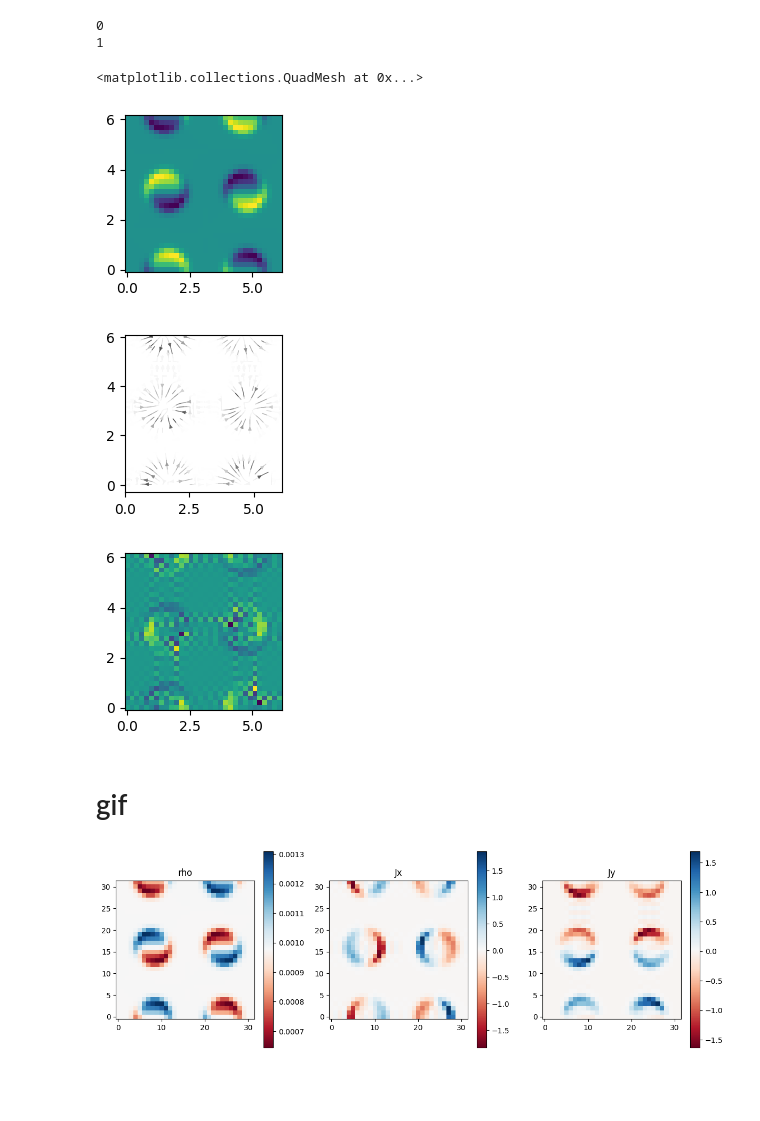
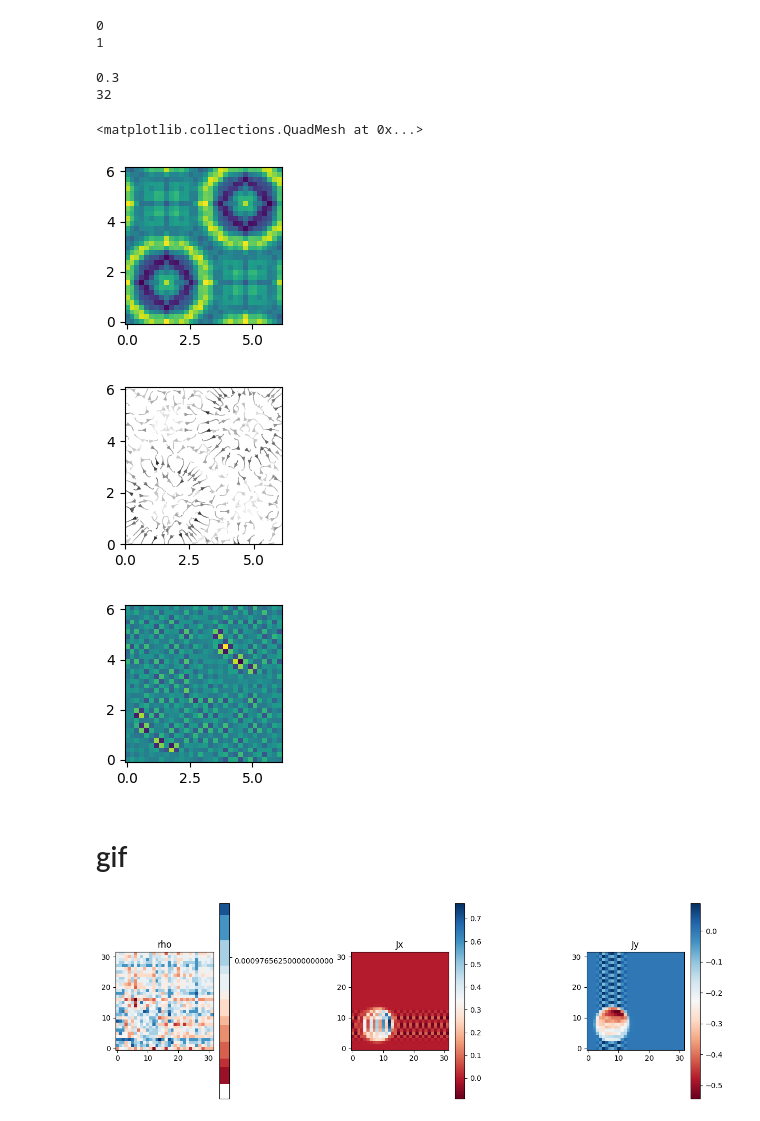
Before and after one commit to zjuadurey/QuantumComputing, a Jupyter notebook: shadow_hamiltonian_simulation/circuit_2D.ipynb, the cells around one changed output. Saved outputs shown, nothing was run; the diff lists cells and outputs as text; code cells hidden in the pictures; blank space fills up the shorter version.

```diff
--- a/shadow_hamiltonian_simulation/circuit_2D.ipynb
+++ b/shadow_hamiltonian_simulation/circuit_2D.ipynb
@@ -133,11 +133,11 @@ for i in range(num_vortices):
     #x0 = 0
     #y0 = 0
     x0 = np.pi * (-0.5 + i)
-    yo = np.pi * (-0.5 + i)
+    y0 = np.pi * (-0.5 + i)
     #x0 = np.random.uniform(-np.pi, np.pi)
     #y0 = np.random.uniform(-np.pi, np.pi)
     #sigma = np.random.uniform(0.5, 1)
-    sigma = 1
+    sigma = 0.5
     u_i, v_i = generate_single_vortex(X, Y, x0, y0, sigma)
     #添加相位结构（关键处）
     # phase = np.exp(1j * np.random.uniform(0, 2*np.pi))
@@ -161,8 +161,8 @@ initial_state = initial_state/magnitude
 import math
 nx = int(math.log2(N))
 ny = int(math.log2(N))
-dt = math.pi / 1 # time step
-#dt = 2
+#dt = math.pi / 1 # time step
+dt = 0.3
 #dt = 2
 tmp = evolve(nx, ny, dt, initial_state)
 
@@ -185,37 +185,41 @@ ax_width = 4/2.54 / fig_width
 ax_height = 4/2.54 / fig_height
 ax = fig.add_axes([0, 0, ax_width, ax_height])
 # conda qiskit
 ax.set_box_aspect(1/1)
 
 ax.pcolormesh(X, Y, rho, cmap='viridis', shading='auto')
+print(dt)
+print(N)
 
 fig2 = plt.figure(figsize=(fig_width, fig_height))
 ax2 = fig2.add_axes([0, 0, ax_width, ax_height])
 ax2.set_box_aspect(1/1)
 
 # 绘制动量方向图（矢量场）
 speed = np.sqrt(ux**2 + uy**2)
 streamplot_norm = mpl.colors.Normalize(vmin=0, vmax=speed.max())
 streamplot_cmap = "binary"
 
 strm = ax2.streamplot(X, Y, ux, uy,
                       density=1,
                       arrowsize=0.5,
                       color=speed,
                       norm=streamplot_norm,
                       cmap=streamplot_cmap,
                       linewidth=0.5)
 
 fig3 = plt.figure(figsize=(fig_width, fig_height))
 ax3 = fig3.add_axes([0, 0, ax_width, ax_height])
 ax3.set_box_aspect(1/1)
 
 ax3.pcolormesh(X, Y, vor, cmap='viridis', shading='auto')
 # %% [output]
-<matplotlib.collections.QuadMesh at 0x...>
+0.3
+32
+<matplotlib.collections.QuadMesh at 0x...>
-[figure, old version]
+[figure, new version]
-[figure, old version]
+[figure, new version]
-[figure, old version]
+[figure, new version]
 # %% [markdown]
 # gif
 # %%
@@ -230,4 +234,4 @@ for i, (label, data) in enumerate(zip(['rho', 'Jx', 'Jy'], [rho, ux, uy])):
 plt.tight_layout()
 plt.show()
 # %% [output]
-[figure, old version]
+[figure, new version]
```
Also changed, not shown: 15 other files.
